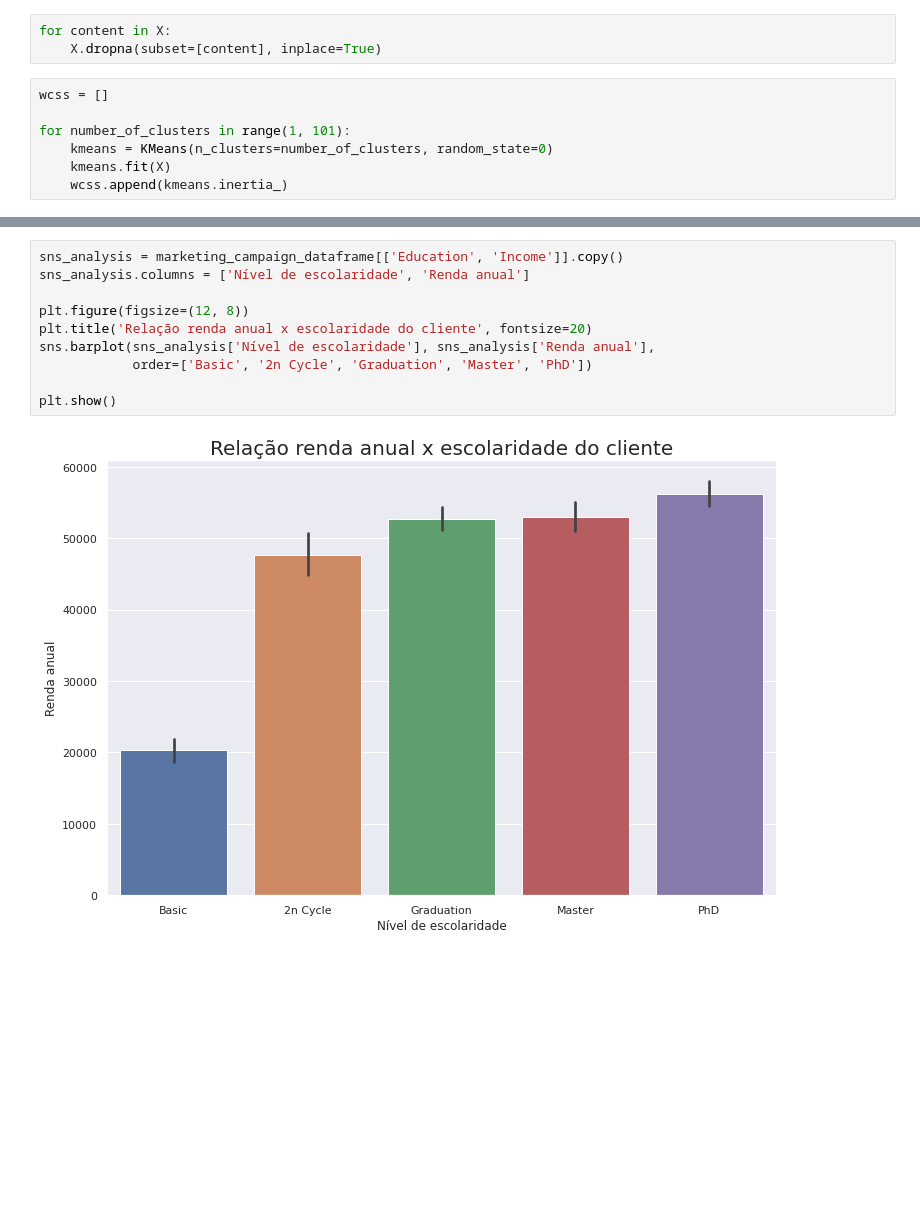
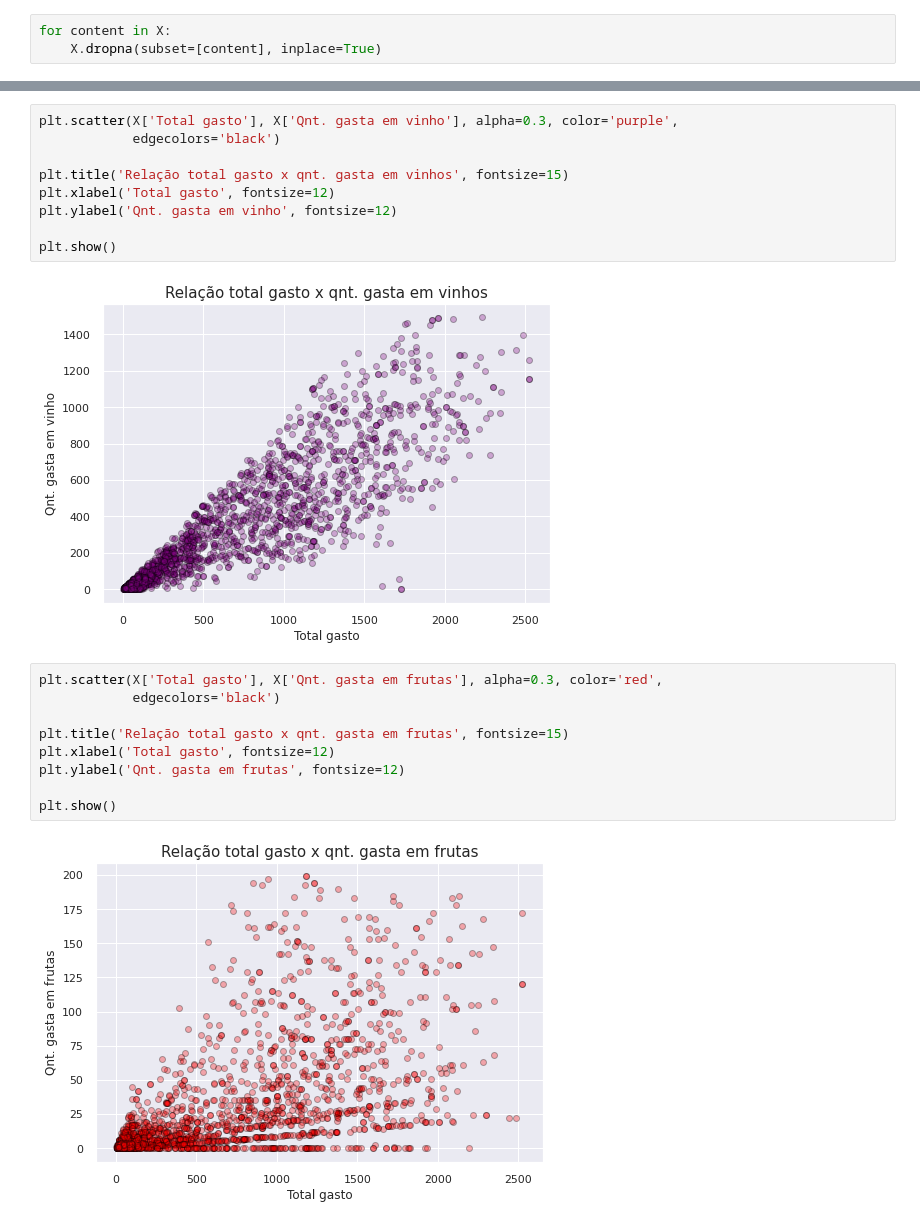
Before and after one commit to mavismmg/MarketingCampaign_Clustering, a Jupyter notebook: Customers_Personality_Analysis.ipynb, the cells around one changed output, grey strips where cells are left out. Drawn from its saved outputs; the diff is of its cells as text; blank space fills up the shorter version.

```diff
--- a/Customers_Personality_Analysis.ipynb
+++ b/Customers_Personality_Analysis.ipynb
@@ -81,10 +119,3 @@ X.head()
 # %%
 for content in X:
     X.dropna(subset=[content], inplace=True)
-# %%
-wcss = []
-
-for number_of_clusters in range(1, 101):
-    kmeans = KMeans(n_clusters=number_of_clusters, random_state=0)
-    kmeans.fit(X)
-    wcss.append(kmeans.inertia_)
@@ -261,12 +122,22 @@ plt.show()
-# %%
-sns_analysis = marketing_campaign_dataframe[['Education', 'Income']].copy()
-sns_analysis.columns = ['Nível de escolaridade', 'Renda anual']
-
-plt.figure(figsize=(12, 8))
-plt.title('Relação renda anual x escolaridade do cliente', fontsize=20)
-sns.barplot(sns_analysis['Nível de escolaridade'], sns_analysis['Renda anual'],
-            order=['Basic', '2n Cycle', 'Graduation', 'Master', 'PhD'])
-
-plt.show()
-# %% [output]
-[figure, removed]
+# %%
+plt.scatter(X['Total gasto'], X['Qnt. gasta em vinho'], alpha=0.3, color='purple',
+            edgecolors='black')
+
+plt.title('Relação total gasto x qnt. gasta em vinhos', fontsize=15)
+plt.xlabel('Total gasto', fontsize=12)
+plt.ylabel('Qnt. gasta em vinho', fontsize=12)
+
+plt.show()
+# %% [output]
+[figure, added]
+# %%
+plt.scatter(X['Total gasto'], X['Qnt. gasta em frutas'], alpha=0.3, color='red',
+            edgecolors='black')
+
+plt.title('Relação total gasto x qnt. gasta em frutas', fontsize=15)
+plt.xlabel('Total gasto', fontsize=12)
+plt.ylabel('Qnt. gasta em frutas', fontsize=12)
+
+plt.show()
+# %% [output]
+[figure, added]
```
Also changed, not shown: parts of 51 cells of this notebook.
